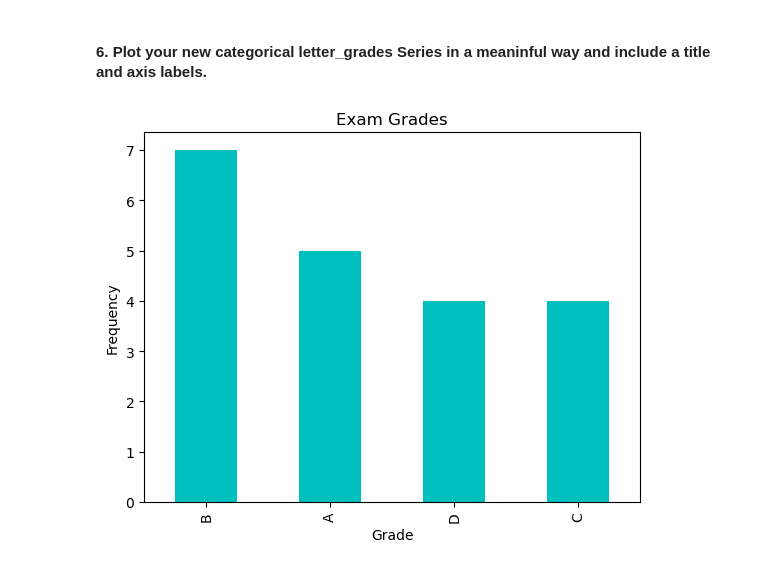
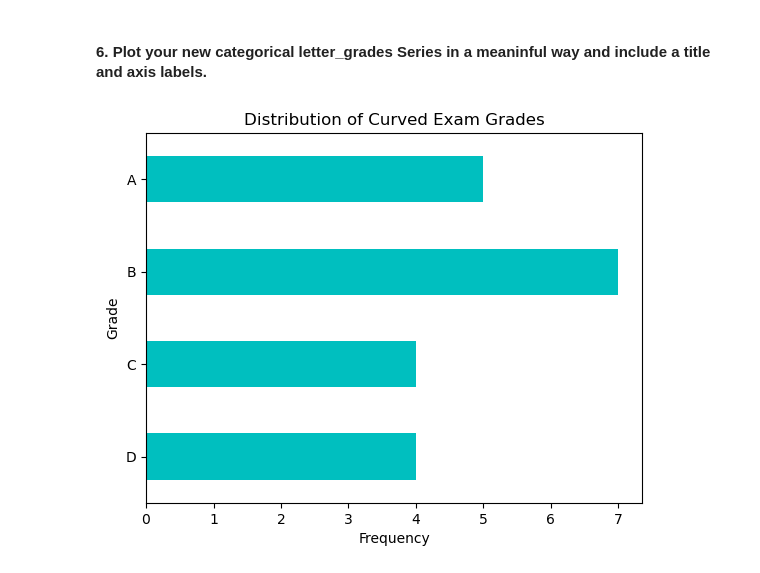
Before and after one commit to Segura-Jorge/ds-libraries-exercises, a Jupyter notebook: pandas_series.ipynb, the cells around one changed output. Saved outputs shown, nothing was run; the diff lists cells and outputs as text; code cells hidden in the pictures.

```diff
--- a/pandas_series.ipynb
+++ b/pandas_series.ipynb
@@ -727,7 +787,7 @@ def convert_to_letter_grade(score):
     else:
         return 'F'
 # %%
-exam_scores_letter = exam_scores_bonus.apply(convert_to_letter_grade)
+exam_scores_letter = curved_grades.apply(convert_to_letter_grade)
 exam_scores_letter
 # %% [output]
 0     D
@@ -750,10 +810,10 @@ dtype: object
 # %% [markdown]
 #### 6. Plot your new categorical letter_grades Series in a meaninful way and include a title and axis labels.
 # %%
-exam_scores_letter.value_counts().plot.bar(color="c",
-    title='Exam Grades',
-    xlabel='Grade',
-    ylabel='Frequency'
+exam_scores_letter.value_counts().sort_index(ascending=False).plot.barh(color="c",
+    title='Distribution of Curved Exam Grades',
+    ylabel='Grade',
+    xlabel='Frequency'
 );
 # %% [output]
-[figure, old version]
+[figure, new version]
```
Also changed, not shown: parts of 16 cells of this notebook.
